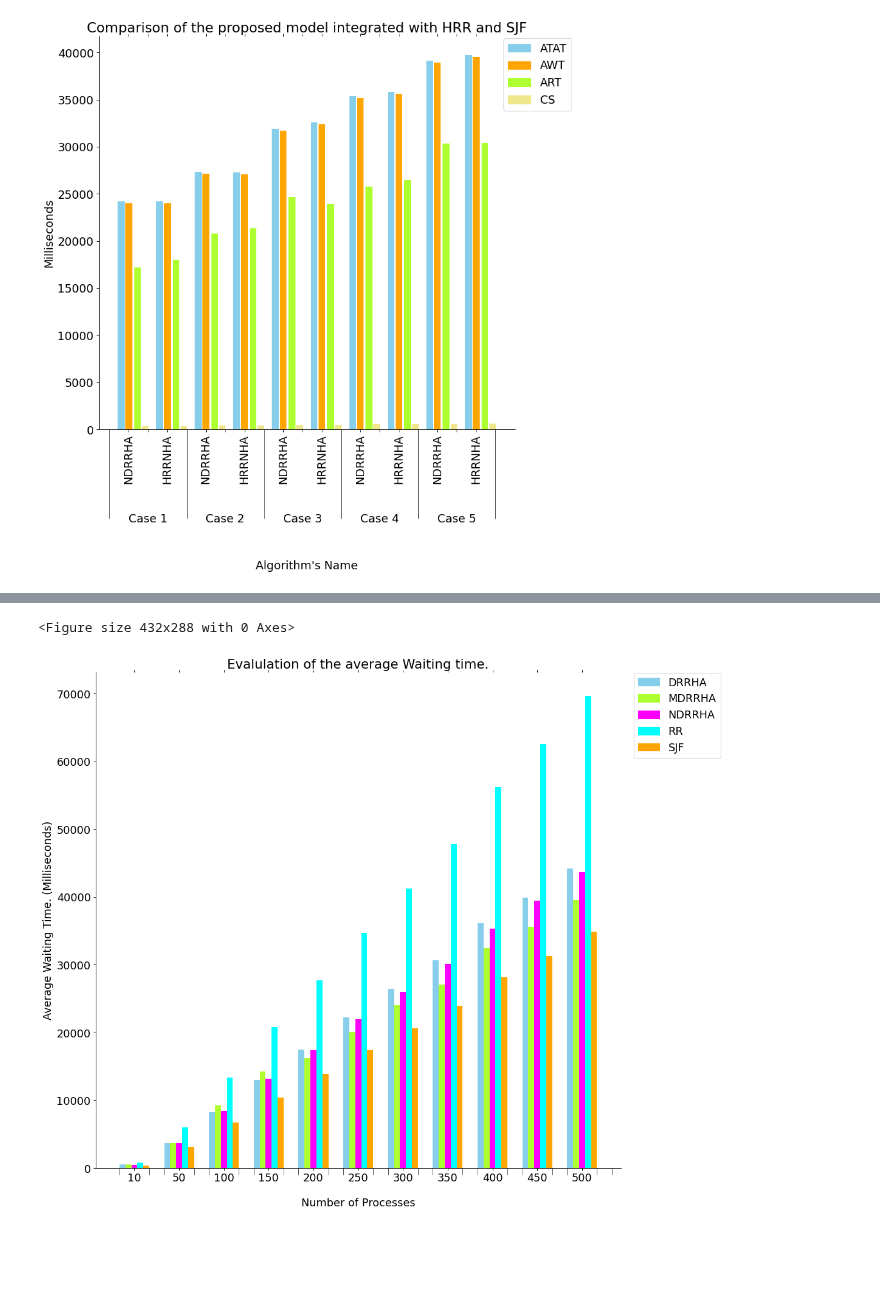
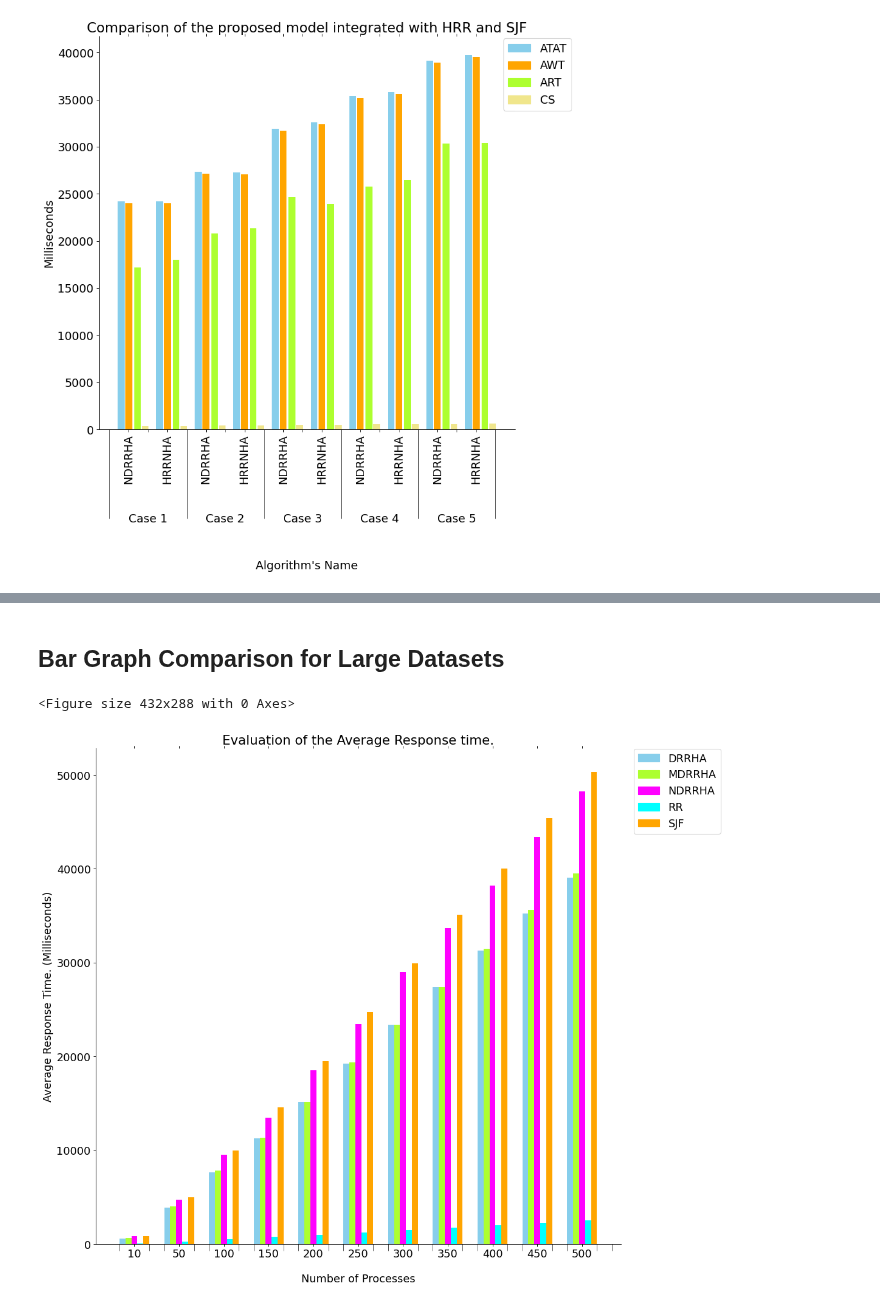
Before and after one commit to Bhaikko/mdrrha, a Jupyter notebook: src/graph_handler.ipynb, the cells around one changed output, grey strips where cells are left out. Drawn from its saved outputs; the diff is of its cells as text; code cells hidden in the pictures; blank space fills up the shorter version.

Commit message:
Added graph for 4 cases

```diff
--- a/src/graph_handler.ipynb
+++ b/src/graph_handler.ipynb
@@ -16,7 +16,7 @@ ALGO_COMPARISONS_ATAT_LINE = 2
 ALGO_COMPARISONS_WT_BAR = 3
 ALGO_COMPARISONS_WT_LINE = 4
 
-output_filename = "./../data/kaggle1/kaggle1_output.csv"
+# output_filename = "./../data/kaggle1/kaggle1_output.csv"
 # output_filename = "./../data/kaggle2/kaggle2_output.csv"
-# output_filename = "./../data/random/random_AT_NZ_output.csv"
-# output_filename = "./../data/drrha_2/drrha_1_output.csv"
+output_filename = "./../data/random/random_AT_NZ_output.csv"
+# output_filename = "./../data/drrha_2/drrha_2_output.csv"
@@ -185,7 +189,7 @@ dataset = pd.read_csv(
     engine='python'
 )
 
-dataset = dataset.loc[dataset['name'] != 'HRRNA']
+dataset = dataset.loc[dataset['name'] != 'HRRNHA']
 # print(dataset)
 # %%
 # Comparison of mDRRHA with SJF and FCFS
@@ -331,3 +335,5 @@ plt.show()
+# %% [markdown]
+## Bar Graph Comparison for Large Datasets
 # %%
 # Import Data from CSV file
 dataset = pd.read_csv(
@@ -339,7 +345,7 @@ dataset = pd.read_csv(
 )
 
 dataset = dataset.sort_values(by = ['#cases', 'name'])
-dataset = dataset.loc[dataset['name'] != 'NDRRHA']
+dataset = dataset.loc[dataset['name'] != 'HRRNHA']
 # print(dataset)
 # %%
 # Comparison of Algos Average Waiting Time and Number of Tasks
@@ -412,8 +418,8 @@ ax.spines['right'].set_visible(False)
 current_value_index = 0
 num_algos = len(dataset['name'].unique())
 
-# plot_metric = 'avgRT'
-plot_metric = 'avgWT'
+plot_metric = 'avgRT'
+# plot_metric = 'avgWT'
 # plot_metric = 'avgTAT'
 
 average_WT_values = dataset[plot_metric].to_numpy()     # To Plot Average Waiting Times
@@ -428,36 +434,36 @@ for index, x_axis in enumerate(X_axis):
             average_WT_values[current_value_index],
             bar_width,
             color = colors[2 * i]
         )
 
         current_value_index += 1
 
 # Configuring Legend
 legend_elements = []
 
 for i in range(0, len(colors), 2):
     legend_elements.append(
         Patch(facecolor=colors[i], edgecolor=colors[i], label=colors[i + 1])
     )
 
 ax.legend(
     handles = legend_elements,
     loc = 'upper right',
     bbox_to_anchor=(1.20, 1.01)
 )
 
 plt.xlabel('Number of Processes', labelpad = 20)
 
 # plt.ylabel(plot_metric)
-plt.ylabel('Average Waiting Time. (Milliseconds)')
-# plt.ylabel('Average Response Time. (Milliseconds)')
+# plt.ylabel('Average Waiting Time. (Milliseconds)')
+plt.ylabel('Average Response Time. (Milliseconds)')
 # plt.ylabel('Average Turnaround Time. (Milliseconds)')
 
-plt.title('Evalulation of the average Waiting time.')
-# plt.title('Evalulation of the average Response time.')
-# plt.title('Evaluation of the average Turnaround time.')
+# plt.title('Evaluation of the Average Waiting time.')
+plt.title('Evaluation of the Average Response time.')
+# plt.title('Evaluation of the Average Turnaround time.')
 
 plt.show()
 # %% [output]
 <Figure size 432x288 with 0 Axes>
-[figure, old version]
+[figure, new version]
```
Also changed, not shown: parts of 6 cells of this notebook, 33 other files.
